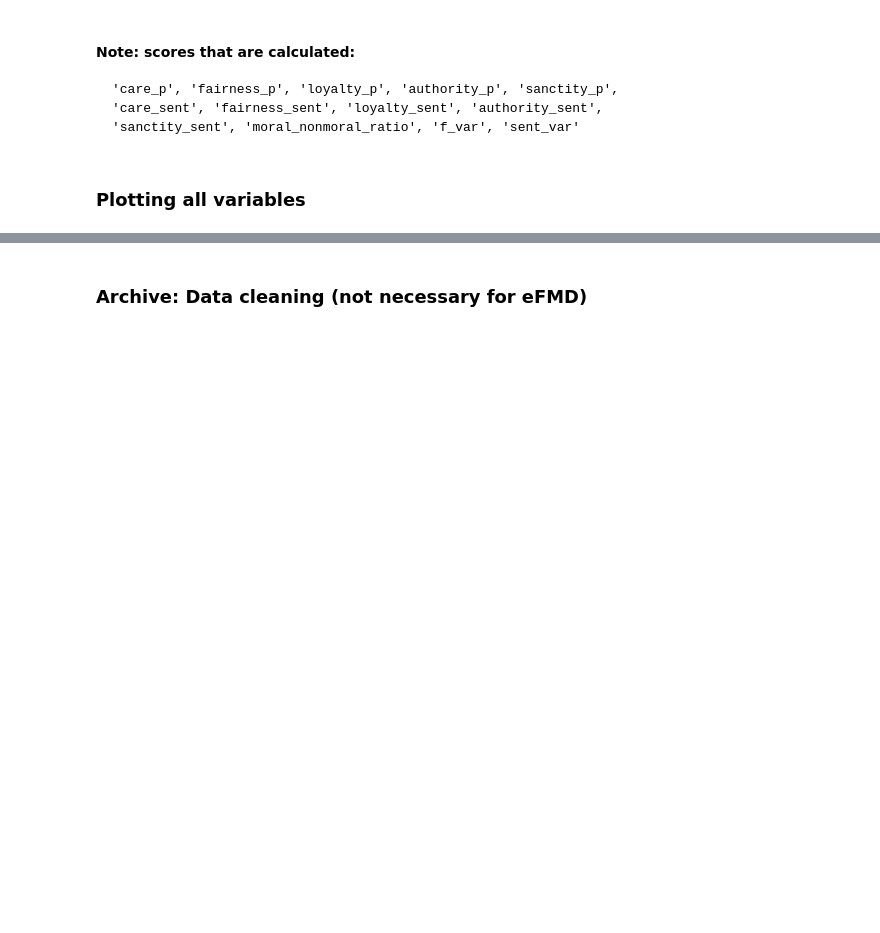
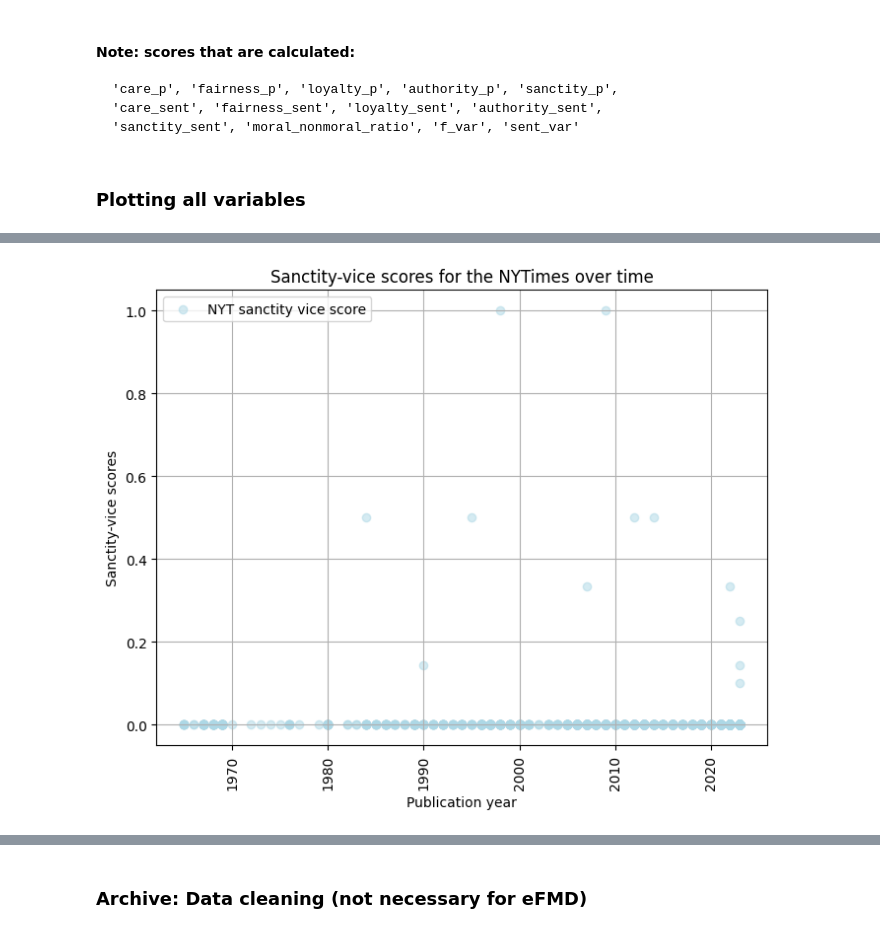
Before and after one commit to lprockop/NLPGroup10, a Jupyter notebook: PrelimAnalysis.ipynb, the cells around one changed output, grey strips where cells are left out. Cells and saved outputs as stored; diff of their text form; code cells hidden in the pictures; blank space fills up the shorter version.

```diff
--- a/PrelimAnalysis.ipynb
+++ b/PrelimAnalysis.ipynb
@@ -144,0 +130,22 @@ for i in metrics:
+# %%
+# running vice virtue analysis
+
+from emfdscore.scoring import score_docs
+
+num_docs_nyt = len(template_input_nyt)
+num_docs_sc = len(template_input_sc)
+
+DICT_TYPE = 'mfd'
+PROB_MAP = 'all'
+SCORE_METHOD = 'bow'
+OUT_METRICS = ''
+
+
+#create new dfs to hold the results
+df_nyt_v = score_docs(template_input_nyt, DICT_TYPE, PROB_MAP, SCORE_METHOD, OUT_METRICS, num_docs_nyt)
+df_sc_v = score_docs(template_input_sc, DICT_TYPE, PROB_MAP, SCORE_METHOD, OUT_METRICS, num_docs_sc)
+#combine dfs that hold the initial data with the results
+nyt_df_v = pd.concat((nyt, df_nyt_v), axis=1)
+sc_df_v = pd.concat((sc, df_sc_v), axis=1)
+#examine output for SC
+sc_df_v.head()
@@ -144,0 +162,14 @@ for i in metrics:
+# %%
+#visualize sanctity.vice over time
+import matplotlib.pyplot as plt
+plt.figure(figsize=(8, 6))
+plt.scatter(nyt_df.year, nyt_df_v['sanctity.vice'], alpha=0.5, color='lightblue', label='NYT sanctity vice score')
+plt.legend()
+plt.xticks(rotation=90)
+plt.xlabel('Publication year')
+plt.ylabel('Sanctity-vice scores')
+plt.title('Sanctity-vice scores for the NYTimes over time')
+plt.grid()
+plt.show()
+# %% [output]
+[figure, added]
```
Also changed, not shown: parts of 9 cells of this notebook.
